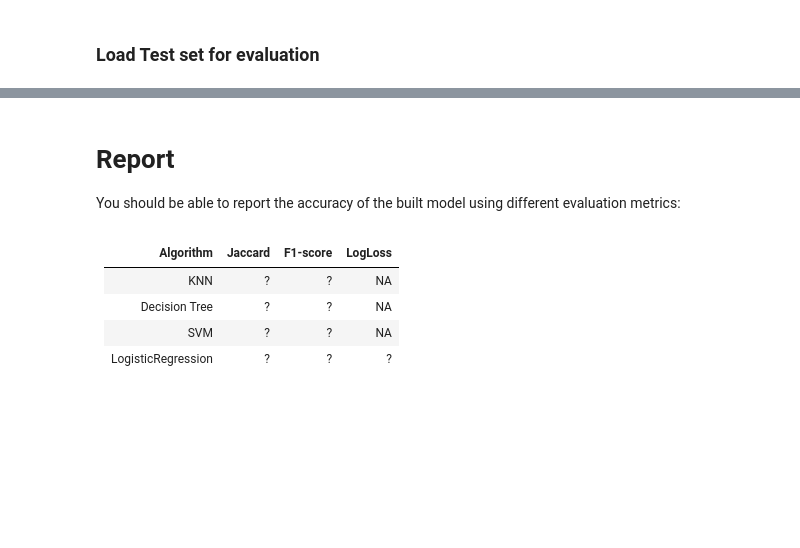
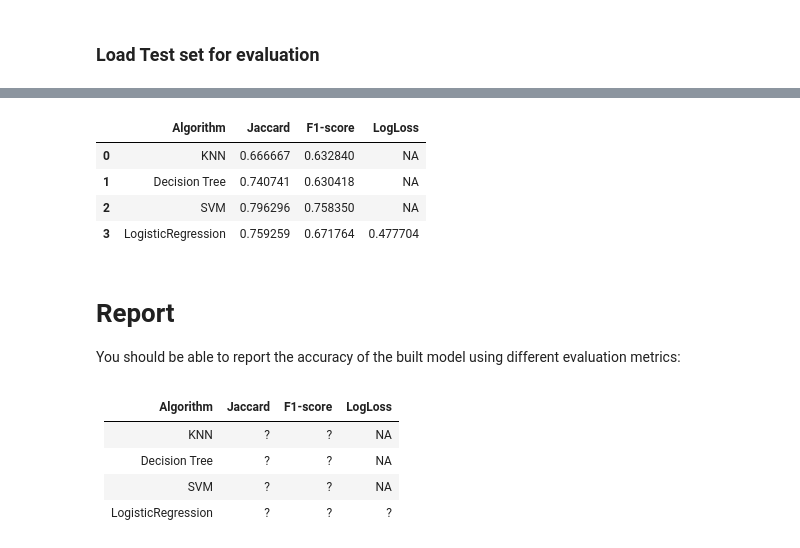
Before and after one commit to jpaljasma/coursera-capstone-project, a Jupyter notebook: ML0101EN-Proj-Loan-py-v1.ipynb, the cells around one changed output, grey strips where cells are left out. Cells and saved outputs as stored; diff of their text form; code cells hidden in the pictures; blank space fills up the shorter version.

```diff
--- a/ML0101EN-Proj-Loan-py-v1.ipynb
+++ b/ML0101EN-Proj-Loan-py-v1.ipynb
@@ -502,0 +562,32 @@ test_df.head()
+# %%
+knn_best = KNeighborsClassifier(n_neighbors = the_best_k).fit(X_train,y_train)
+yhatKNN = knn_best.predict(Xt)
+loanPred = loanTree.predict(Xt)
+yhatSVM = clf.predict(Xt)
+yhatLR = LR.predict(Xt)
+yhatLRProb = LR.predict_proba(Xt)
+
+jaccardKNN = jaccard_similarity_score(yt, yhatKNN)
+jaccardTree = jaccard_similarity_score(yt, loanPred)
+jaccardSVM = jaccard_similarity_score(yt, yhatSVM)
+jaccardLR = jaccard_similarity_score(yt, yhatLR)
+
+f1KNN = f1_score(yt, yhatKNN, average='weighted')
+f1Tree = f1_score(yt, loanPred, average='weighted')
+f1SVM = f1_score(yt, yhatSVM, average='weighted')
+f1LR = f1_score(yt, yhatLR, average='weighted')
+
+logLossLR = log_loss(yt,yhatLRProb)
+
+print("Jaccard KNN:", jaccardKNN)
+print("F1 KNN:", f1KNN)
+
+print("Jaccard Tree:", jaccardTree)
+print("F1 Tree:", f1Tree)
+
+print("Jaccard SVM:", jaccardSVM)
+print("F1 SVM:", f1SVM)
+
+print("Jaccard LR:", jaccardLR)
+print("F1 LR:", f1LR)
+print("LogLoss LR:", logLossLR)
@@ -503,3 +604,19 @@ test_df.head()
+# %%
+d = {
+    'Algorithm': ['KNN', 'Decision Tree', 'SVM', 'LogisticRegression'],
+    'Jaccard': [jaccardKNN, jaccardTree, jaccardSVM, jaccardLR],
+    'F1-score': [f1KNN, f1Tree, f1SVM, f1LR],
+    'LogLoss': ['NA', 'NA', 'NA', logLossLR],
+}
+
+df = pd.DataFrame(data=d)
+df
+# %% [output]
+|  | Algorithm | Jaccard | F1-score | LogLoss |
+| 0 | KNN | 0.666667 | 0.632840 | NA |
+| 1 | Decision Tree | 0.740741 | 0.630418 | NA |
+| 2 | SVM | 0.796296 | 0.758350 | NA |
+| 3 | LogisticRegression | 0.759259 | 0.671764 | 0.477704 |
 # %% [markdown]
 # Report
 You should be able to report the accuracy of the built model using different evaluation metrics:
```
Also changed, not shown: parts of 10 cells of this notebook.
